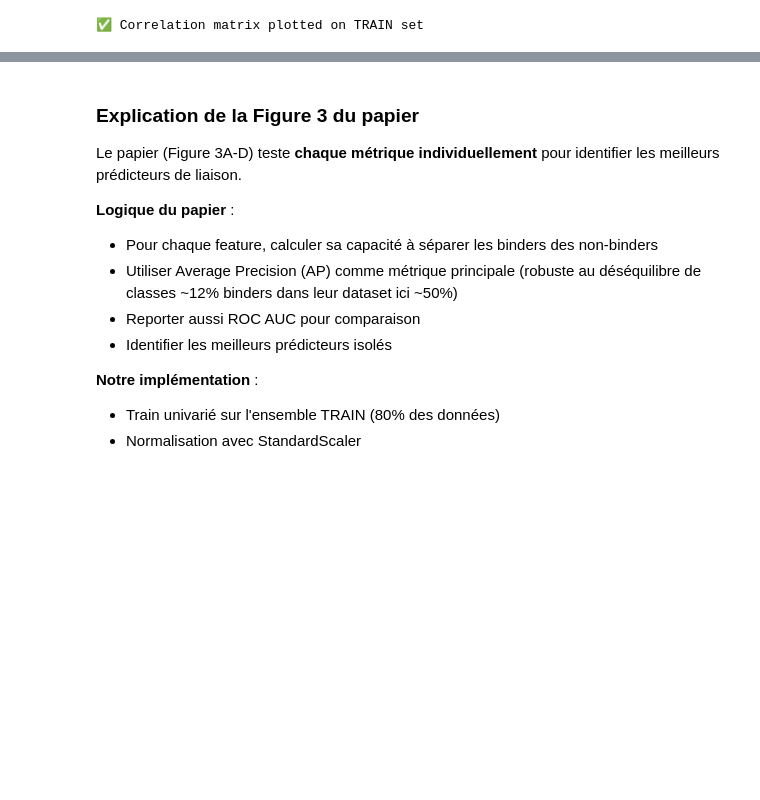
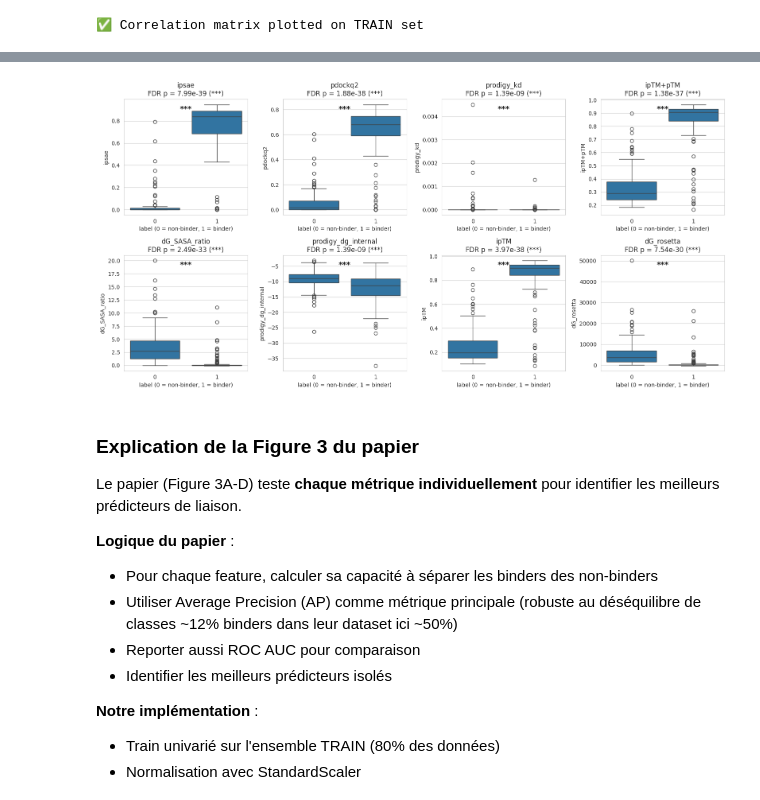
Before and after one commit to KessenP/explorae, a Jupyter notebook: notebooks/binder_selection_pipeline.ipynb, the cells around one changed output, grey strips where cells are left out. Saved outputs shown, nothing was run; the diff lists cells and outputs as text; code cells hidden in the pictures; blank space fills up the shorter version.

```diff
--- a/notebooks/binder_selection_pipeline.ipynb
+++ b/notebooks/binder_selection_pipeline.ipynb
@@ -327,0 +420,15 @@ min      0.000    0.000       0.000     0.166         -0.046
+# %%
+def p_to_stars(p):
+    if p < 0.001:
+        return '***'
+    elif p < 0.01:
+        return '**'
+    elif p < 0.05:
+        return '*'
+    else:
+        return 'ns'
+
+df_stats["Signif_stars_FDR"] = df_stats["p_value_FDR"].apply(p_to_stars)
+
+print("=== Mann–Whitney U tests (TRAIN set, 1 vs 0, with FDR) ===")
+print(df_stats.to_string(index=False))
@@ -328,3 +446,63 @@ min      0.000    0.000       0.000     0.166         -0.046
+# %%
+import matplotlib.pyplot as plt
+import seaborn as sns
+
+# On prépare un dict pour retrouver rapidement les stats d'une feature
+stats_by_feat = df_stats.set_index("Feature")
+
+n_features = len(FEATURE_COLS)
+n_cols = 4  # adapte si besoin
+n_rows = int(np.ceil(n_features / n_cols))
+
+fig, axes = plt.subplots(n_rows, n_cols, figsize=(4*n_cols, 4*n_rows), squeeze=False)
+axes = axes.ravel()
+
+for ax, col in zip(axes, FEATURE_COLS):
+    # Boxplot binders vs non-binders sur TRAIN
+    sns.boxplot(
+        data=df_train,
+        x="label",
+        y=col,
+        ax=ax
+    )
+
+    ax.set_xlabel("label (0 = non-binder, 1 = binder)")
+    ax.set_ylabel(col)
+
+    # Récupérer p_FDR et étoiles pour cette feature
+    if col in stats_by_feat.index:
+        p_fdr = stats_by_feat.loc[col, "p_value_FDR"]
+        stars = stats_by_feat.loc[col, "Signif_stars_FDR"]
+
+        # Titre avec p_FDR
+        ax.set_title(f"{col}\nFDR p = {p_fdr:.2e} ({stars})")
+
+        # Position de l'annotation
+        y_min = df_train[col].min()
+        y_max = df_train[col].max()
+        y_range = y_max - y_min
+
+        # On place les étoiles au-dessus des boxplots
+        ax.text(
+            0.5,                           # au milieu entre 0 et 1 sur l'axe x
+            y_max - 0.08 * y_range,        # un peu au-dessus du max
+            stars,
+            ha="center",
+            va="bottom",
+            fontsize=14,
+            fontweight="bold"
+        )
+    else:
+        ax.set_title(col + "\n(no stats)")
+
+# Enlever les axes vides si n_features < n_rows * n_cols
+for j in range(len(FEATURE_COLS), len(axes)):
+    fig.delaxes(axes[j])
+
+plt.tight_layout()
+plt.show()
+# %% [output]
+[figure, added]
 # %% [markdown]
 ### Explication de la Figure 3 du papier
 
```
Also changed, not shown: parts of 7 cells of this notebook.
